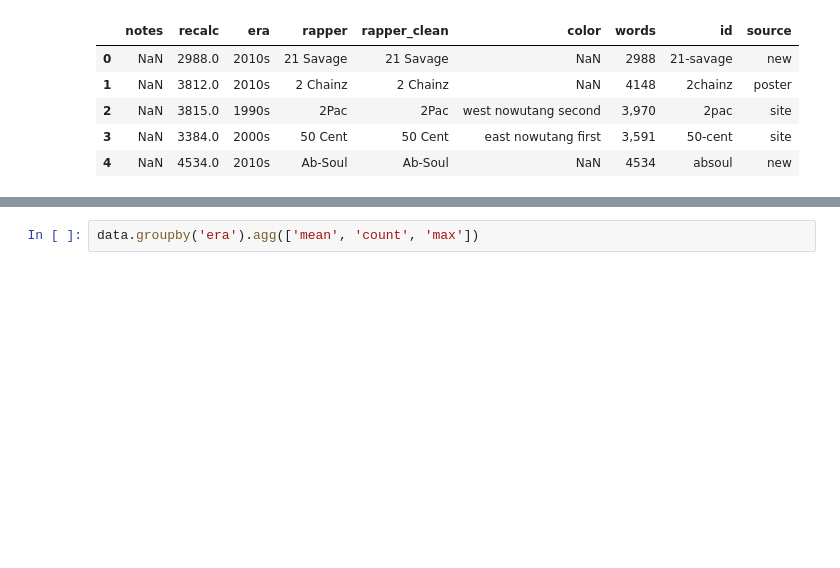
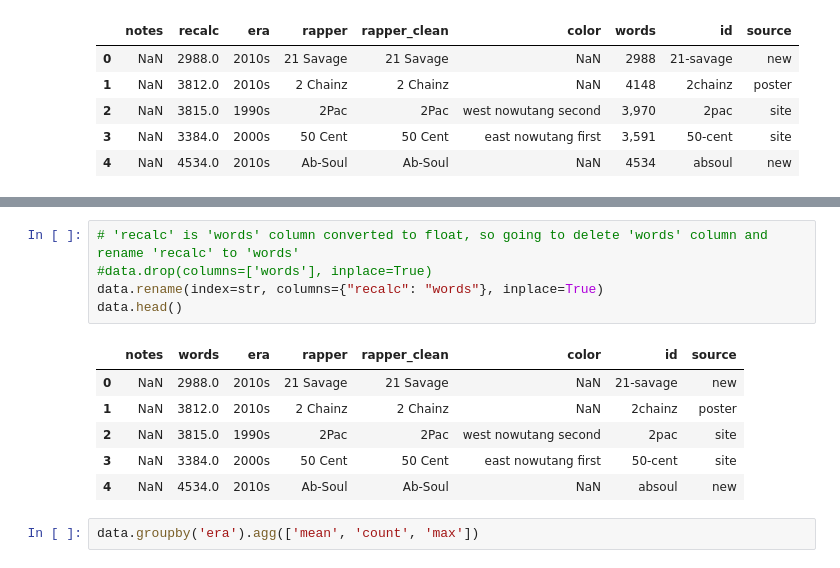
Before and after one commit to vivekster12/hip_hop, a Jupyter notebook: test.ipynb, the cells around one changed output, grey strips where cells are left out. Drawn from its saved outputs; the diff is of its cells as text; blank space fills up the shorter version.

Commit message:
renamed columns to better names

```diff
--- a/test.ipynb
+++ b/test.ipynb
@@ -18,3 +31,15 @@ data.head()
+# %%
+# 'recalc' is 'words' column converted to float, so going to delete 'words' column and rename 'recalc' to 'words'
+#data.drop(columns=['words'], inplace=True)
+data.rename(index=str, columns={"recalc": "words"}, inplace=True)
+data.head()
+# %% [output]
+|  | notes | words | era | rapper | rapper_clean | color | id | source |
+| 0 | NaN | 2988.0 | 2010s | 21 Savage | 21 Savage | NaN | 21-savage | new |
+| 1 | NaN | 3812.0 | 2010s | 2 Chainz | 2 Chainz | NaN | 2chainz | poster |
+| 2 | NaN | 3815.0 | 1990s | 2Pac | 2Pac | west nowutang second | 2pac | site |
+| 3 | NaN | 3384.0 | 2000s | 50 Cent | 50 Cent | east nowutang first | 50-cent | site |
+| 4 | NaN | 4534.0 | 2010s | Ab-Soul | Ab-Soul | NaN | absoul | new |
 # %%
 data.groupby('era').agg(['mean', 'count', 'max'])
 # %% [output]
```
Also changed, not shown: parts of 3 cells of this notebook.
